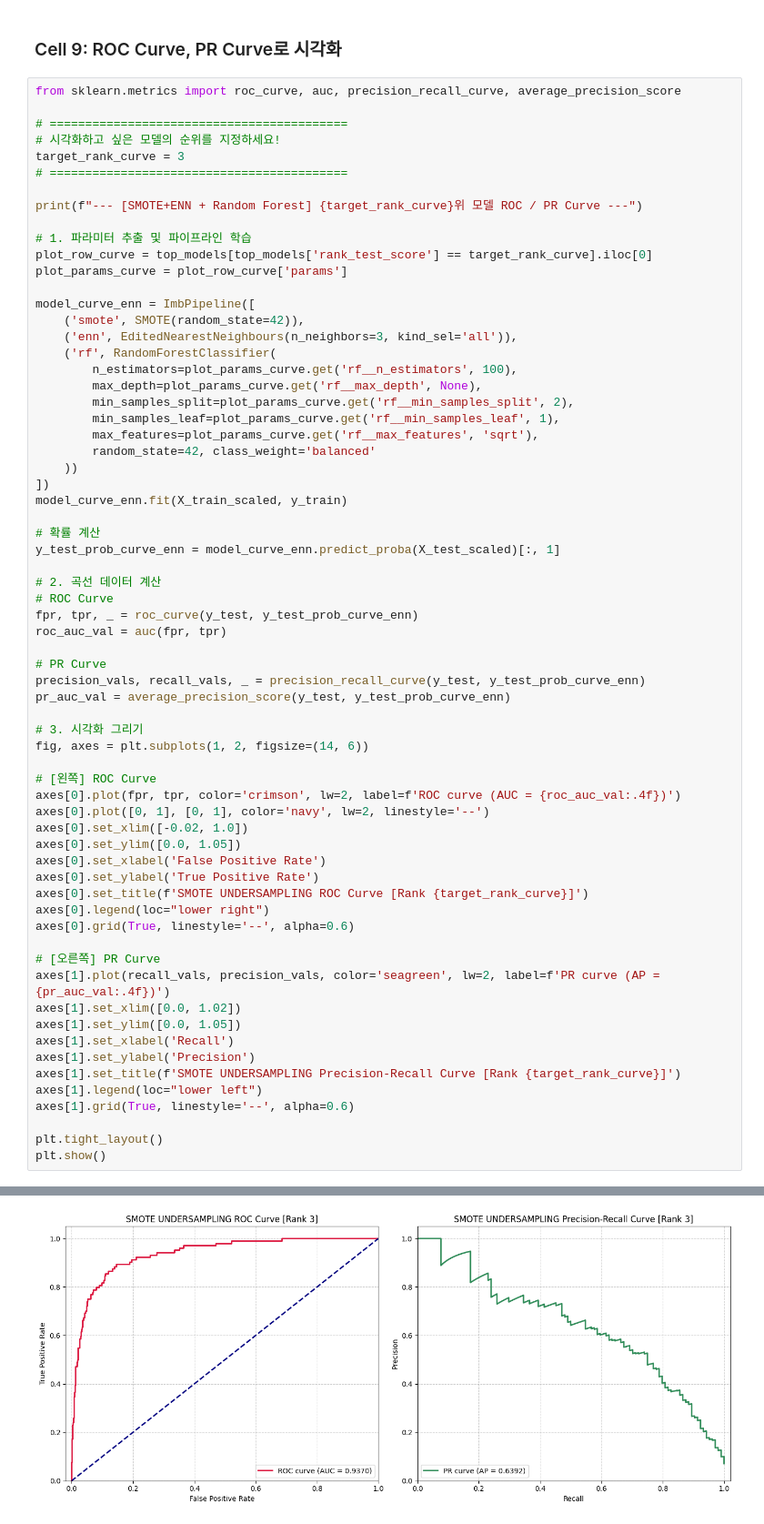
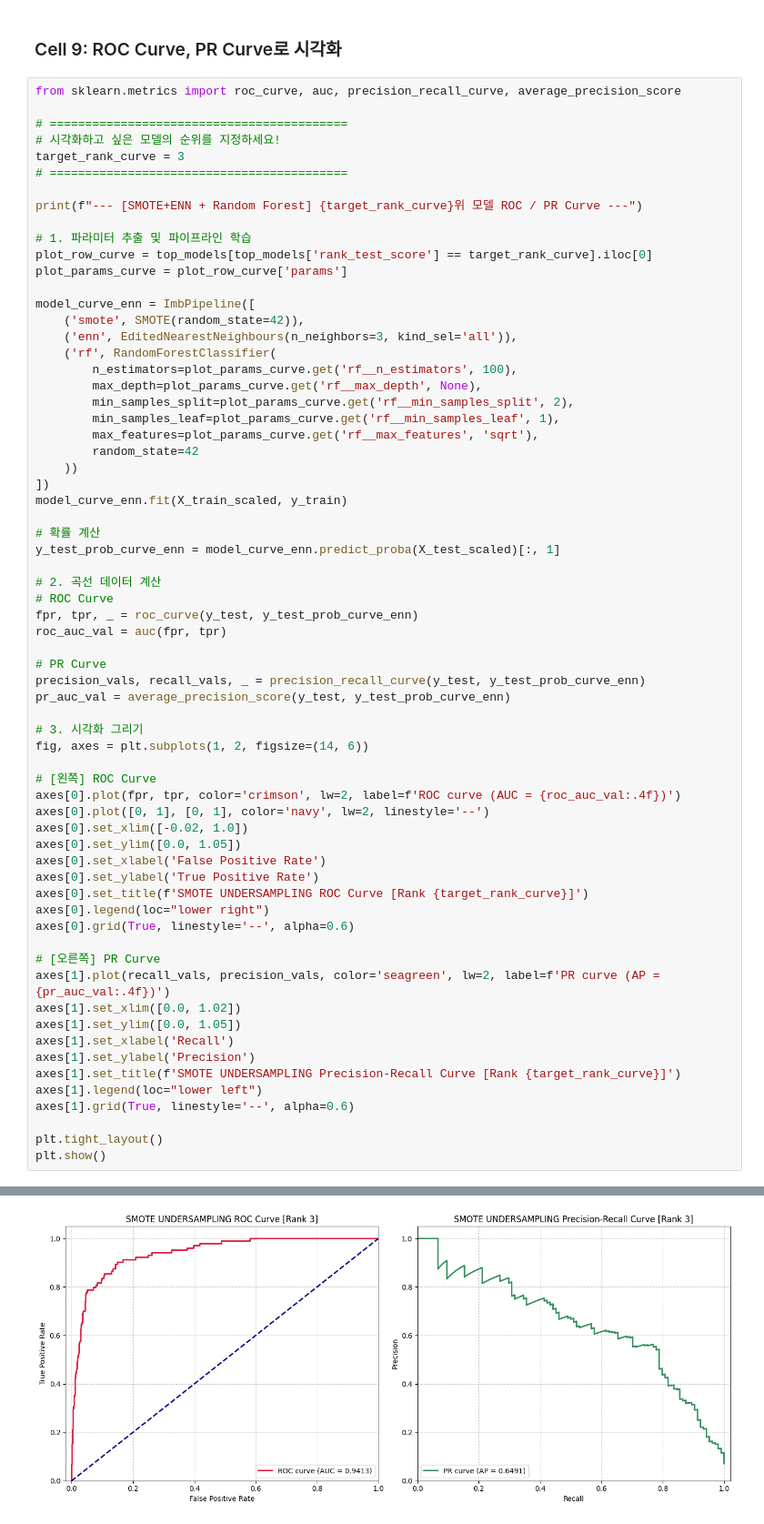
Before and after one commit to kzming2007/Catholic_ML_final_project, a Jupyter notebook: notebooks/03_5_Classification_RF_UnderSampling.ipynb, the cells around one changed output, grey strips where cells are left out. Shown at 91% size. Saved outputs shown, nothing was run; the diff lists cells and outputs as text.

```diff
--- a/notebooks/03_5_Classification_RF_UnderSampling.ipynb
+++ b/notebooks/03_5_Classification_RF_UnderSampling.ipynb
@@ -422,7 +422,7 @@ model_curve_enn = ImbPipeline([
         min_samples_split=plot_params_curve.get('rf__min_samples_split', 2),
         min_samples_leaf=plot_params_curve.get('rf__min_samples_leaf', 1),
         max_features=plot_params_curve.get('rf__max_features', 'sqrt'),
-        random_state=42, class_weight='balanced'
+        random_state=42
     ))
 ])
 model_curve_enn.fit(X_train_scaled, y_train)
@@ -440,31 +440,31 @@ precision_vals, recall_vals, _ = precision_recall_curve(y_test, y_test_prob_curv
 pr_auc_val = average_precision_score(y_test, y_test_prob_curve_enn)
 
 # 3. 시각화 그리기
 fig, axes = plt.subplots(1, 2, figsize=(14, 6))
 
 # [왼쪽] ROC Curve
 axes[0].plot(fpr, tpr, color='crimson', lw=2, label=f'ROC curve (AUC = {roc_auc_val:.4f})')
 axes[0].plot([0, 1], [0, 1], color='navy', lw=2, linestyle='--')
 axes[0].set_xlim([-0.02, 1.0])
 axes[0].set_ylim([0.0, 1.05])
 axes[0].set_xlabel('False Positive Rate')
 axes[0].set_ylabel('True Positive Rate')
 axes[0].set_title(f'SMOTE UNDERSAMPLING ROC Curve [Rank {target_rank_curve}]')
 axes[0].legend(loc="lower right")
 axes[0].grid(True, linestyle='--', alpha=0.6)
 
 # [오른쪽] PR Curve
 axes[1].plot(recall_vals, precision_vals, color='seagreen', lw=2, label=f'PR curve (AP = {pr_auc_val:.4f})')
 axes[1].set_xlim([0.0, 1.02])
 axes[1].set_ylim([0.0, 1.05])
 axes[1].set_xlabel('Recall')
 axes[1].set_ylabel('Precision')
 axes[1].set_title(f'SMOTE UNDERSAMPLING Precision-Recall Curve [Rank {target_rank_curve}]')
 axes[1].legend(loc="lower left")
 axes[1].grid(True, linestyle='--', alpha=0.6)
 
 plt.tight_layout()
 plt.show()
 # %% [output]
 --- [SMOTE+ENN + Random Forest] 3위 모델 ROC / PR Curve ---
-[figure, old version]
+[figure, new version]
```
Also changed, not shown: 2 other files.
